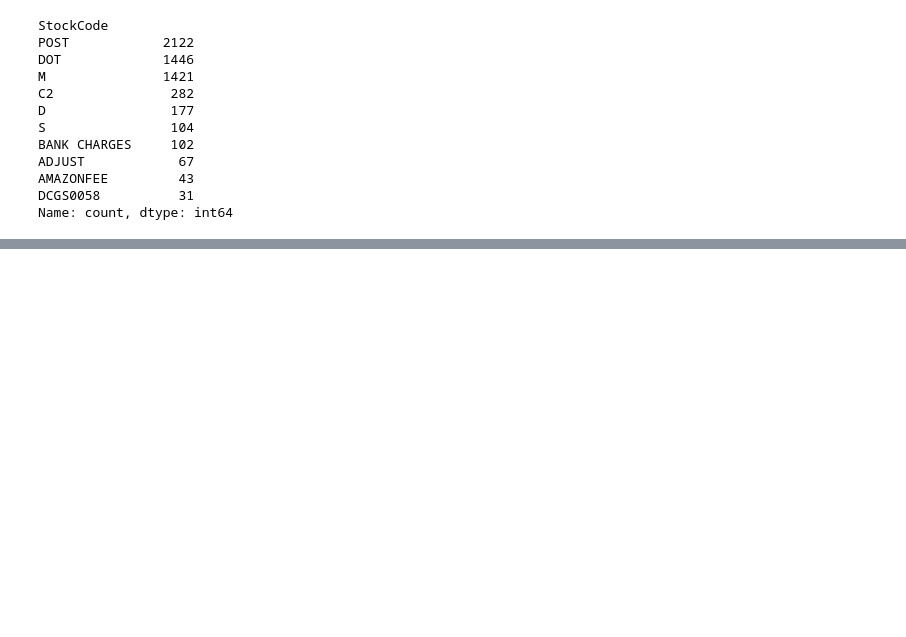
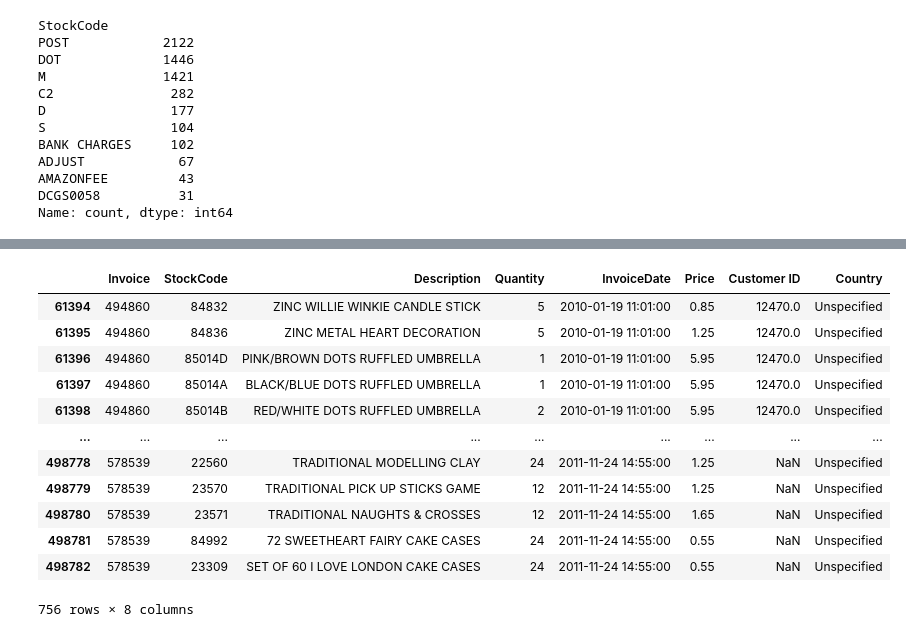
Before and after one commit to GRB55/retail-sales-performance, a Jupyter notebook: notebooks/exploratory_data_analysis.ipynb, the cells around one changed output, grey strips where cells are left out. Cells and saved outputs as stored; diff of their text form; code cells hidden in the pictures; blank space fills up the shorter version.

```diff
--- a/notebooks/exploratory_data_analysis.ipynb
+++ b/notebooks/exploratory_data_analysis.ipynb
@@ -319,0 +333,17 @@ Name: count, dtype: int64
+# %%
+# Country unspecified values
+df[df["Country"].isin(["Unspecified"])]
+# %% [output]
+|  | Invoice | StockCode | Description | Quantity | InvoiceDate | Price | Customer ID | Country |
+| 61394 | 494860 | 84832 | ZINC WILLIE WINKIE CANDLE STICK | 5 | 2010-01-19 11:01:00 | 0.85 | 12470.0 | Unspecified |
+| 61395 | 494860 | 84836 | ZINC METAL HEART DECORATION | 5 | 2010-01-19 11:01:00 | 1.25 | 12470.0 | Unspecified |
+| 61396 | 494860 | 85014D | PINK/BROWN DOTS RUFFLED UMBRELLA | 1 | 2010-01-19 11:01:00 | 5.95 | 12470.0 | Unspecified |
+| 61397 | 494860 | 85014A | BLACK/BLUE DOTS RUFFLED UMBRELLA | 1 | 2010-01-19 11:01:00 | 5.95 | 12470.0 | Unspecified |
+| 61398 | 494860 | 85014B | RED/WHITE DOTS RUFFLED UMBRELLA | 2 | 2010-01-19 11:01:00 | 5.95 | 12470.0 | Unspecified |
+| ... | ... | ... | ... | ... | ... | ... | ... | ... |
+| 498778 | 578539 | 22560 | TRADITIONAL MODELLING CLAY | 24 | 2011-11-24 14:55:00 | 1.25 | NaN | Unspecified |
+| 498779 | 578539 | 23570 | TRADITIONAL PICK UP STICKS GAME | 12 | 2011-11-24 14:55:00 | 1.25 | NaN | Unspecified |
+| 498780 | 578539 | 23571 | TRADITIONAL NAUGHTS & CROSSES | 12 | 2011-11-24 14:55:00 | 1.65 | NaN | Unspecified |
+| 498781 | 578539 | 84992 | 72 SWEETHEART FAIRY CAKE CASES | 24 | 2011-11-24 14:55:00 | 0.55 | NaN | Unspecified |
+| 498782 | 578539 | 23309 | SET OF 60 I LOVE LONDON CAKE CASES | 24 | 2011-11-24 14:55:00 | 0.55 | NaN | Unspecified |
+756 rows × 8 columns
```
Also changed, not shown: parts of 2 cells of this notebook, 2 other files.
